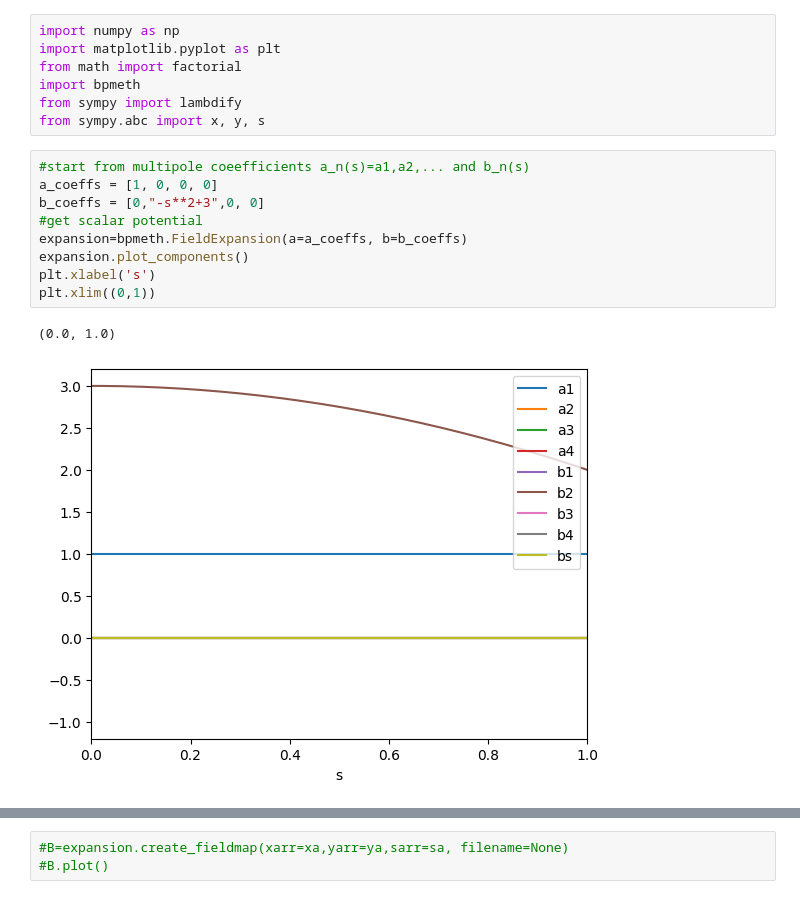
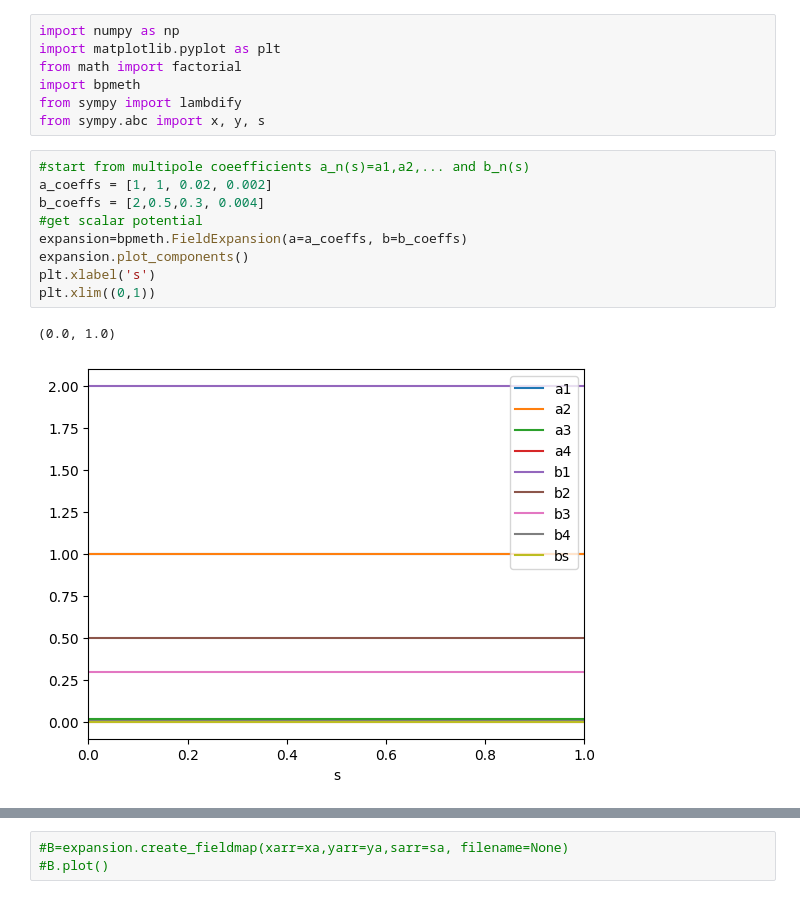
Before and after one commit to marcoliniF/bpmeth, a Jupyter notebook: preliminaryTrials/2.0_abphiBABab_FD.ipynb, the cells around one changed output, grey strips where cells are left out. Cells and saved outputs as stored; diff of their text form.

```diff
--- a/preliminaryTrials/2.0_abphiBABab_FD.ipynb
+++ b/preliminaryTrials/2.0_abphiBABab_FD.ipynb
@@ -7,16 +7,16 @@ from sympy import lambdify
 from sympy.abc import x, y, s
 # %%
 #start from multipole coeefficients a_n(s)=a1,a2,... and b_n(s)
-a_coeffs = [1, 0, 0, 0]
-b_coeffs = [0,"-s**2+3",0, 0]
+a_coeffs = [1, 1, 0.02, 0.002]
+b_coeffs = [2,0.5,0.3, 0.004]
 #get scalar potential
 expansion=bpmeth.FieldExpansion(a=a_coeffs, b=b_coeffs)
 expansion.plot_components()
 plt.xlabel('s')
 plt.xlim((0,1))
 # %% [output]
 (0.0, 1.0)
-[figure, old version]
+[figure, new version]
 # %%
 phi=expansion.get_phi()
 print("Scalar potential phi(x,y,s):", phi)
```
Also changed, not shown: parts of 8 cells of this notebook, 5 other files.
